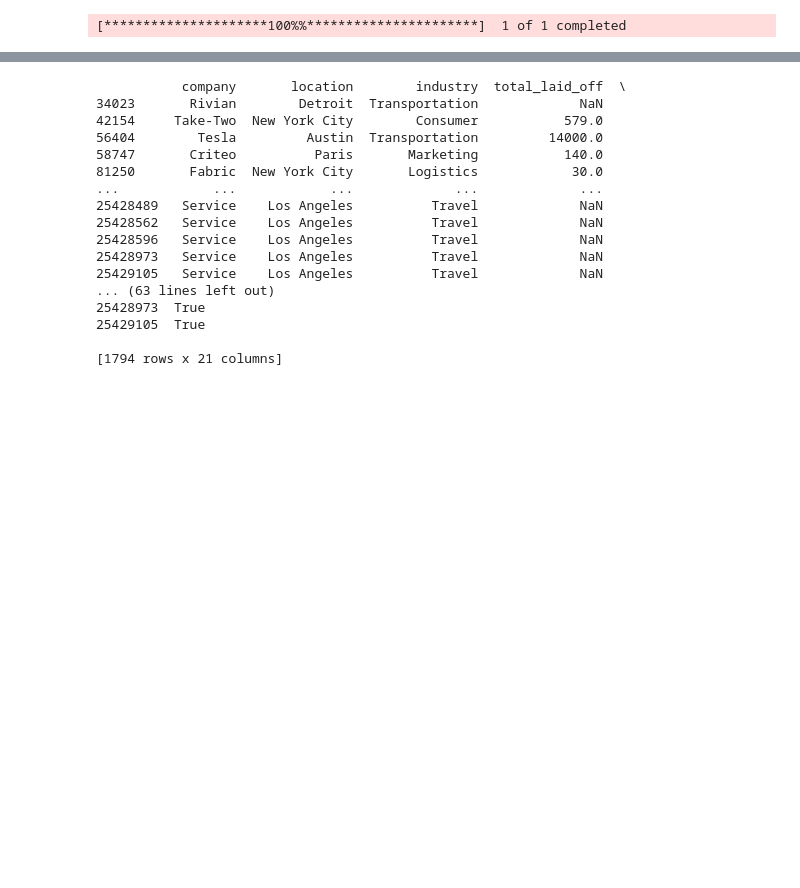
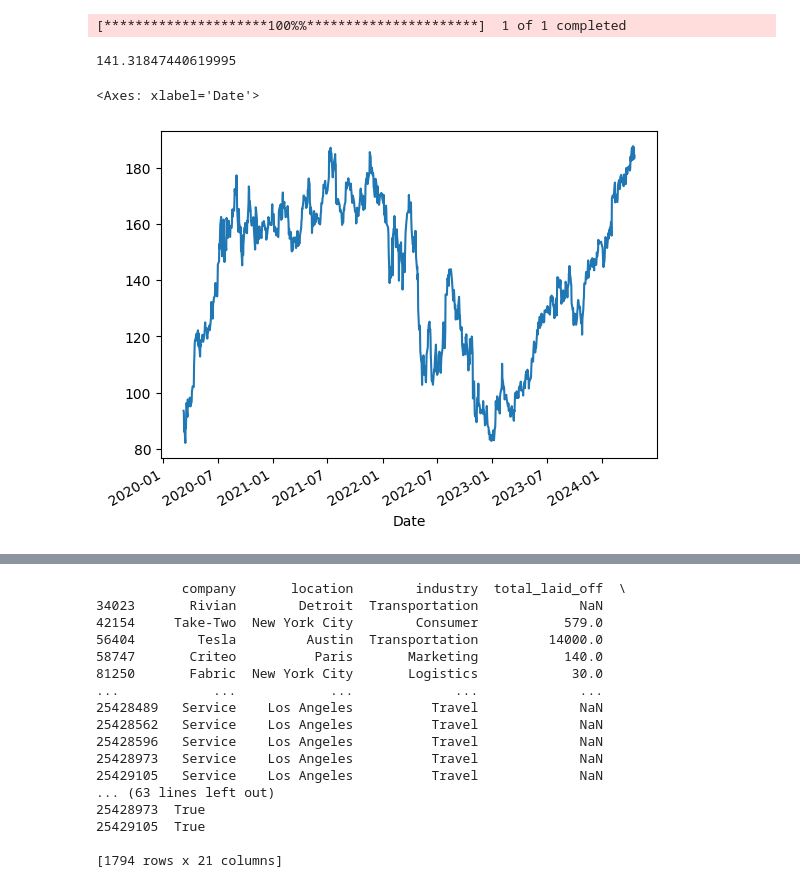
Before and after one commit to shwaylay/CMSC828A_Final_Proj, a Jupyter notebook: datasets/try_yfinance.ipynb, the cells around one changed output, grey strips where cells are left out. Saved outputs shown, nothing was run; the diff lists cells and outputs as text; code cells hidden in the pictures; blank space fills up the shorter version.

Commit message:
started classification task

```diff
--- a/datasets/try_yfinance.ipynb
+++ b/datasets/try_yfinance.ipynb
@@ -4,6 +4,15 @@ import yfinance as yf
 import pandas as pd
 # %%
 yf.pdr_override()
-pdr.get_data_yahoo("AMZN", start="2020-03-10", end="2024-04-18").to_csv("amazon_stock.csv")
+df = pdr.get_data_yahoo("AMZN", start="2020-03-10", end="2024-04-18")
 # %% [output]
 [*********************100%%**********************]  1 of 1 completed
+# %%
+df['Open'].mean()
+# %% [output]
+141.31847440619995
+# %%
+df["Open"].plot()
+# %% [output]
+<Axes: xlabel='Date'>
+[figure, added]
```
Also changed, not shown: parts of 17 cells of this notebook, 8 other files.
